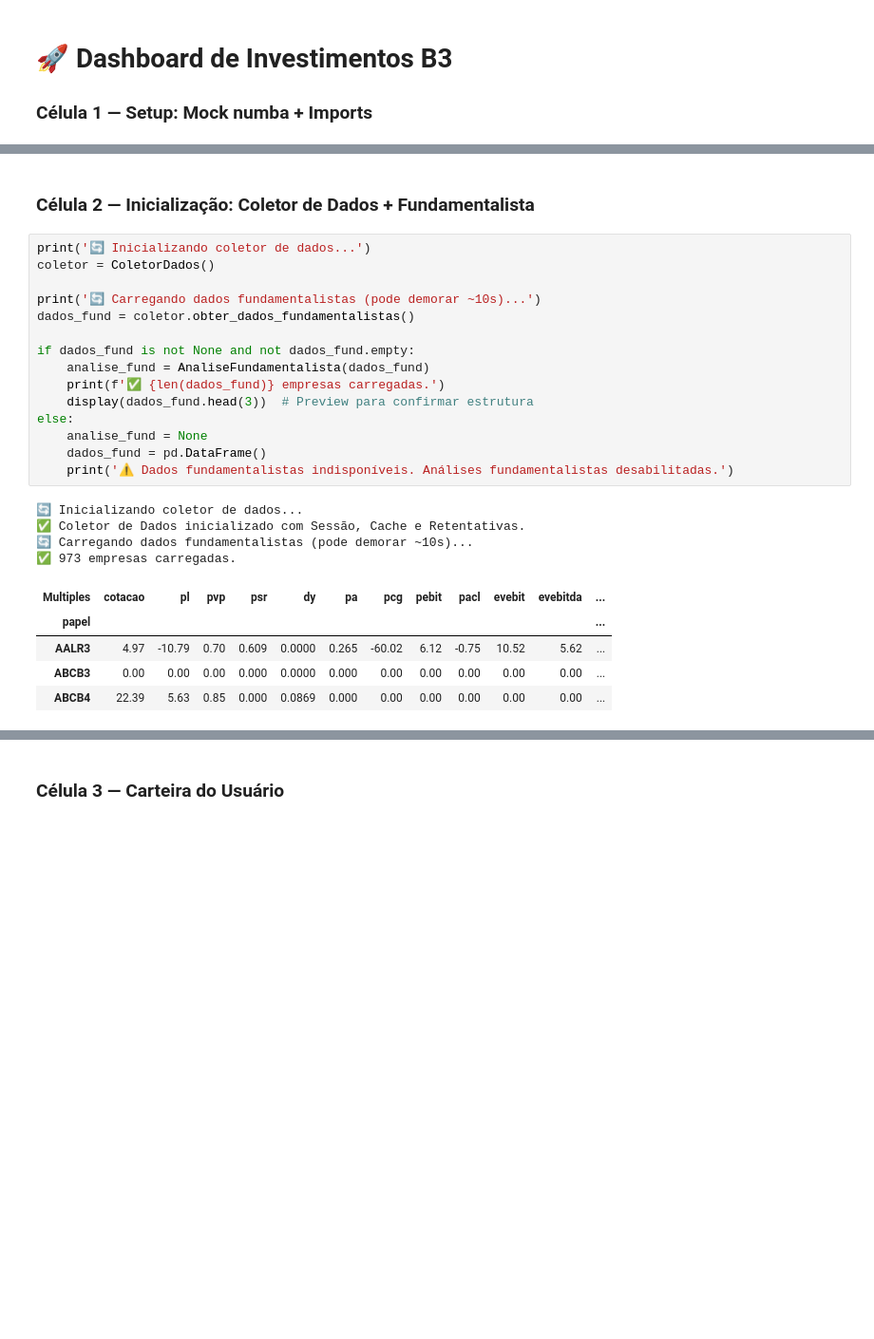
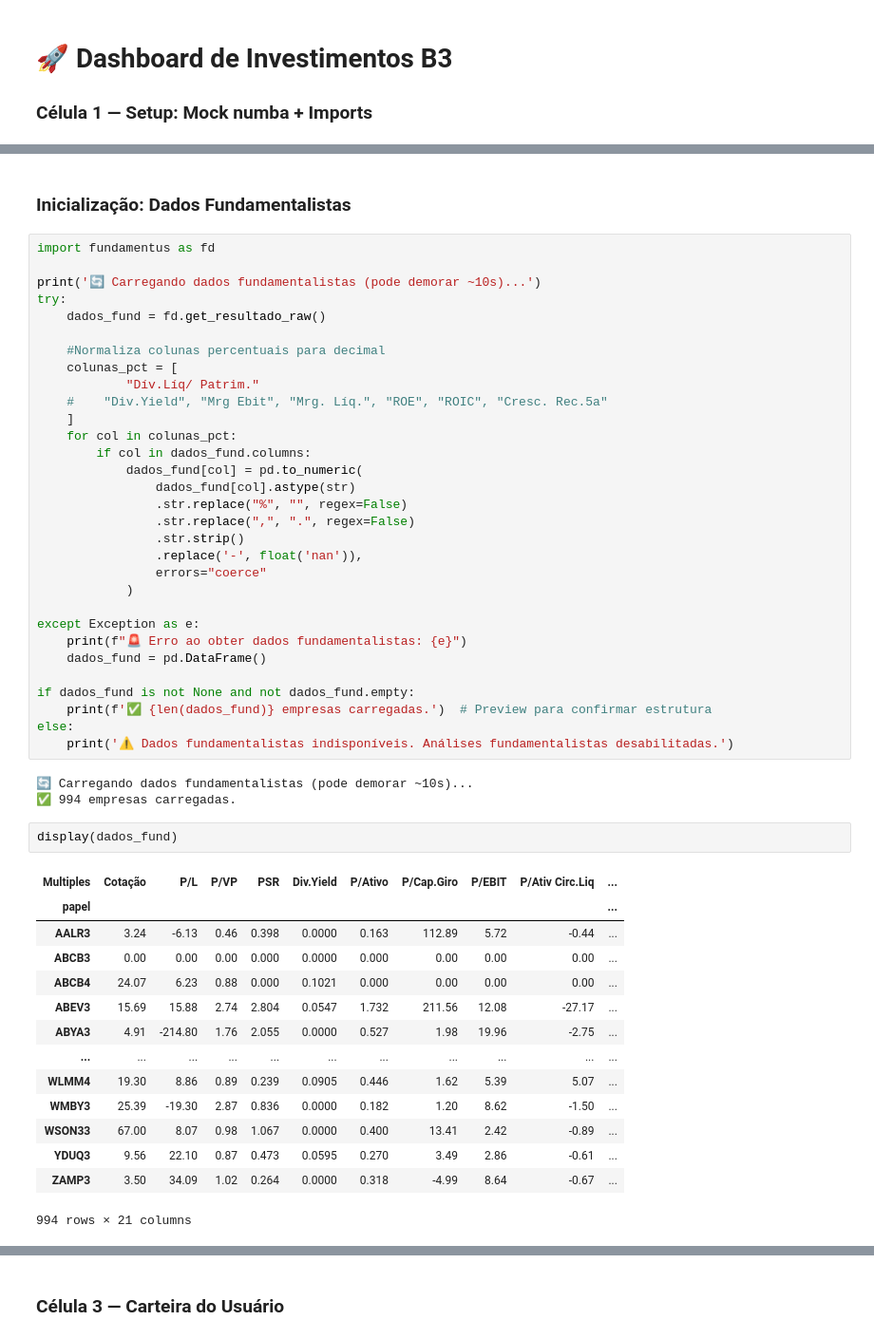
Before and after one commit to viniciusosousa/invest, a Jupyter notebook: sandbox.ipynb, the cells around one changed output, grey strips where cells are left out. Shown at 95% size. Cells and saved outputs as stored; diff of their text form; blank space fills up the shorter version.

```diff
--- a/sandbox.ipynb
+++ b/sandbox.ipynb
@@ -45,27 +60,53 @@ print('✅ Imports concluídos')
 # %% [markdown]
-### Célula 2 — Inicialização: Coletor de Dados + Fundamentalista
+### Inicialização: Dados Fundamentalistas
 # %%
-print('🔄 Inicializando coletor de dados...')
-coletor = ColetorDados()
+import fundamentus as fd
 
 print('🔄 Carregando dados fundamentalistas (pode demorar ~10s)...')
-dados_fund = coletor.obter_dados_fundamentalistas()
+try:
+    dados_fund = fd.get_resultado_raw()
+
+    #Normaliza colunas percentuais para decimal
+    colunas_pct = [
+            "Dív.Líq/ Patrim."
+    #    "Div.Yield", "Mrg Ebit", "Mrg. Líq.", "ROE", "ROIC", "Cresc. Rec.5a"
+    ]
+    for col in colunas_pct:
+        if col in dados_fund.columns:
+            dados_fund[col] = pd.to_numeric(
+                dados_fund[col].astype(str)
+                .str.replace("%", "", regex=False)
+                .str.replace(",", ".", regex=False)
+                .str.strip()
+                .replace('-', float('nan')),
+                errors="coerce"
+            )
+
+except Exception as e:
+    print(f"🚨 Erro ao obter dados fundamentalistas: {e}")
+    dados_fund = pd.DataFrame()
 
 if dados_fund is not None and not dados_fund.empty:
-    analise_fund = AnaliseFundamentalista(dados_fund)
-    print(f'✅ {len(dados_fund)} empresas carregadas.')
-    display(dados_fund.head(3))  # Preview para confirmar estrutura
+    print(f'✅ {len(dados_fund)} empresas carregadas.')  # Preview para confirmar estrutura
 else:
-    analise_fund = None
-    dados_fund = pd.DataFrame()
     print('⚠️ Dados fundamentalistas indisponíveis. Análises fundamentalistas desabilitadas.')
 # %% [output]
-🔄 Inicializando coletor de dados...
-✅ Coletor de Dados inicializado com Sessão, Cache e Retentativas.
 🔄 Carregando dados fundamentalistas (pode demorar ~10s)...
-✅ 973 empresas carregadas.
+✅ 994 empresas carregadas.
-| Multiples | cotacao | pl | pvp | psr | dy | pa | pcg | pebit | pacl | evebit | evebitda | ... |
-| papel |  |  |  |  |  |  |  |  |  |  |  | ... |
-| AALR3 | 4.97 | -10.79 | 0.70 | 0.609 | 0.0000 | 0.265 | -60.02 | 6.12 | -0.75 | 10.52 | 5.62 | ... |
-| ABCB3 | 0.00 | 0.00 | 0.00 | 0.000 | 0.0000 | 0.000 | 0.00 | 0.00 | 0.00 | 0.00 | 0.00 | ... |
-| ABCB4 | 22.39 | 5.63 | 0.85 | 0.000 | 0.0869 | 0.000 | 0.00 | 0.00 | 0.00 | 0.00 | 0.00 | ... |
+# %%
+display(dados_fund)
+# %% [output]
+| Multiples | Cotação | P/L | P/VP | PSR | Div.Yield | P/Ativo | P/Cap.Giro | P/EBIT | P/Ativ Circ.Liq | ... |
+| papel |  |  |  |  |  |  |  |  |  | ... |
+| AALR3 | 3.24 | -6.13 | 0.46 | 0.398 | 0.0000 | 0.163 | 112.89 | 5.72 | -0.44 | ... |
+| ABCB3 | 0.00 | 0.00 | 0.00 | 0.000 | 0.0000 | 0.000 | 0.00 | 0.00 | 0.00 | ... |
+| ABCB4 | 24.07 | 6.23 | 0.88 | 0.000 | 0.1021 | 0.000 | 0.00 | 0.00 | 0.00 | ... |
+| ABEV3 | 15.69 | 15.88 | 2.74 | 2.804 | 0.0547 | 1.732 | 211.56 | 12.08 | -27.17 | ... |
+| ABYA3 | 4.91 | -214.80 | 1.76 | 2.055 | 0.0000 | 0.527 | 1.98 | 19.96 | -2.75 | ... |
+| ... | ... | ... | ... | ... | ... | ... | ... | ... | ... | ... |
+| WLMM4 | 19.30 | 8.86 | 0.89 | 0.239 | 0.0905 | 0.446 | 1.62 | 5.39 | 5.07 | ... |
+| WMBY3 | 25.39 | -19.30 | 2.87 | 0.836 | 0.0000 | 0.182 | 1.20 | 8.62 | -1.50 | ... |
+| WSON33 | 67.00 | 8.07 | 0.98 | 1.067 | 0.0000 | 0.400 | 13.41 | 2.42 | -0.89 | ... |
+| YDUQ3 | 9.56 | 22.10 | 0.87 | 0.473 | 0.0595 | 0.270 | 3.49 | 2.86 | -0.61 | ... |
+| ZAMP3 | 3.50 | 34.09 | 1.02 | 0.264 | 0.0000 | 0.318 | -4.99 | 8.64 | -0.67 | ... |
+994 rows × 21 columns
```
Also changed, not shown: parts of 18 cells of this notebook, 3 other files.
